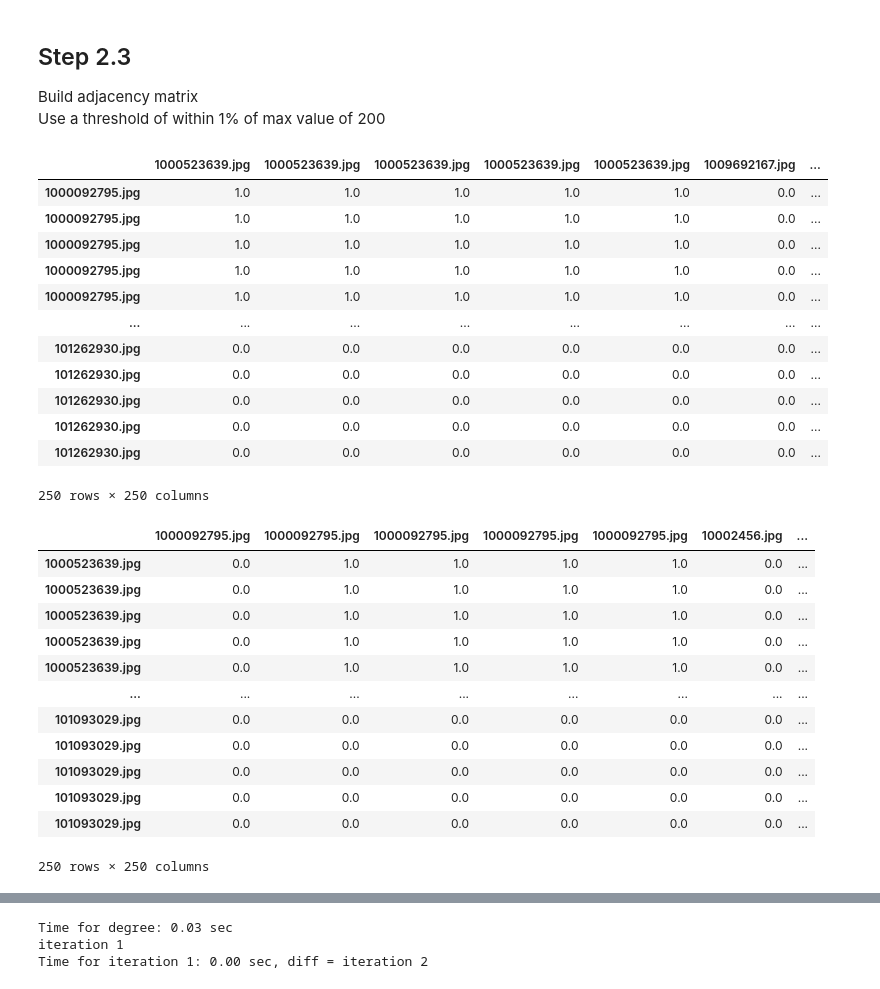
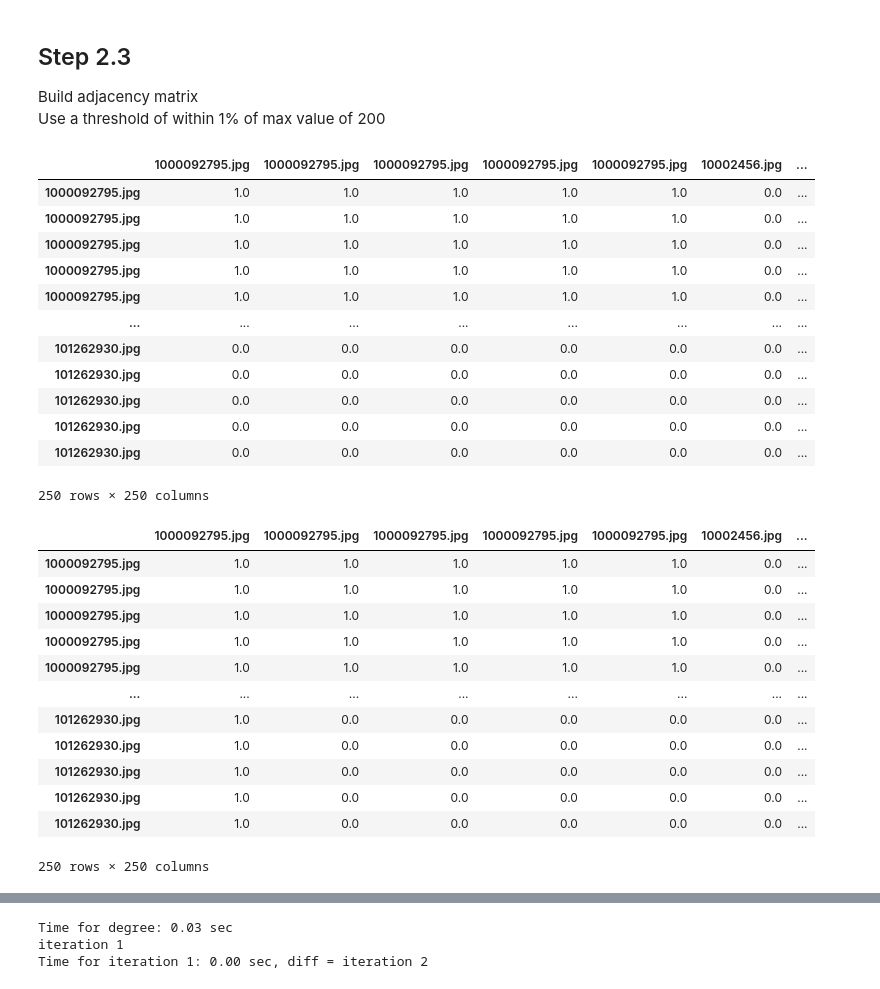
Before and after one commit to blake2703/image-text-retrieval, a Jupyter notebook: Unsupervised entity alignment for text-image retrieval.ipynb, the cells around one changed output, grey strips where cells are left out. Drawn from its saved outputs; the diff is of its cells as text; code cells hidden in the pictures.

```diff
--- a/Unsupervised entity alignment for text-image retrieval.ipynb
+++ b/Unsupervised entity alignment for text-image retrieval.ipynb
@@ -546,14 +546,14 @@ Build adjacency matrix
 <br>
 Use a threshold of within 1% of max value of 200
 # %%
-A1 = pd.DataFrame(np.zeros((len(graph_x), len(graph_y_random))), index=graph_x.index, columns=graph_y_random.index)
+A1 = pd.DataFrame(np.zeros((len(graph_x), len(graph_y))), index=graph_x.index, columns=graph_y.index)
 
 for x_index, x_row in enumerate(graph_x.iterrows()):
     largest_indices = np.argsort(x_row[1])[-5:]
     A1.iloc[x_index, largest_indices] = 1
 A1
 # %% [output]
-|  | 1000523639.jpg | 1000523639.jpg | 1000523639.jpg | 1000523639.jpg | 1000523639.jpg | 1009692167.jpg | ... |
+|  | 1000092795.jpg | 1000092795.jpg | 1000092795.jpg | 1000092795.jpg | 1000092795.jpg | 10002456.jpg | ... |
 | 1000092795.jpg | 1.0 | 1.0 | 1.0 | 1.0 | 1.0 | 0.0 | ... |
 | 1000092795.jpg | 1.0 | 1.0 | 1.0 | 1.0 | 1.0 | 0.0 | ... |
 | 1000092795.jpg | 1.0 | 1.0 | 1.0 | 1.0 | 1.0 | 0.0 | ... |
@@ -567,26 +567,26 @@ A1
 | 101262930.jpg | 0.0 | 0.0 | 0.0 | 0.0 | 0.0 | 0.0 | ... |
 250 rows × 250 columns
 # %%
-A2 = pd.DataFrame(np.zeros((len(graph_x), len(graph_y_random))), index=graph_y_random.index, columns=graph_x.index)
+A2 = pd.DataFrame(np.zeros((len(graph_x), len(graph_y))), index=graph_y.index, columns=graph_x.index)
 
-for y_index, y_row in enumerate(graph_y_random.iterrows()):
+for y_index, y_row in enumerate(graph_y.iterrows()):
     largest_indices = np.argsort(y_row[1])[-5:]
     A2.iloc[y_index, largest_indices] = 1
 
 A2
 # %% [output]
 |  | 1000092795.jpg | 1000092795.jpg | 1000092795.jpg | 1000092795.jpg | 1000092795.jpg | 10002456.jpg | ... |
-| 1000523639.jpg | 0.0 | 1.0 | 1.0 | 1.0 | 1.0 | 0.0 | ... |
-| 1000523639.jpg | 0.0 | 1.0 | 1.0 | 1.0 | 1.0 | 0.0 | ... |
-| 1000523639.jpg | 0.0 | 1.0 | 1.0 | 1.0 | 1.0 | 0.0 | ... |
-| 1000523639.jpg | 0.0 | 1.0 | 1.0 | 1.0 | 1.0 | 0.0 | ... |
-| 1000523639.jpg | 0.0 | 1.0 | 1.0 | 1.0 | 1.0 | 0.0 | ... |
+| 1000092795.jpg | 1.0 | 1.0 | 1.0 | 1.0 | 1.0 | 0.0 | ... |
+| 1000092795.jpg | 1.0 | 1.0 | 1.0 | 1.0 | 1.0 | 0.0 | ... |
+| 1000092795.jpg | 1.0 | 1.0 | 1.0 | 1.0 | 1.0 | 0.0 | ... |
+| 1000092795.jpg | 1.0 | 1.0 | 1.0 | 1.0 | 1.0 | 0.0 | ... |
+| 1000092795.jpg | 1.0 | 1.0 | 1.0 | 1.0 | 1.0 | 0.0 | ... |
 | ... | ... | ... | ... | ... | ... | ... | ... |
-| 101093029.jpg | 0.0 | 0.0 | 0.0 | 0.0 | 0.0 | 0.0 | ... |
-| 101093029.jpg | 0.0 | 0.0 | 0.0 | 0.0 | 0.0 | 0.0 | ... |
-| 101093029.jpg | 0.0 | 0.0 | 0.0 | 0.0 | 0.0 | 0.0 | ... |
-| 101093029.jpg | 0.0 | 0.0 | 0.0 | 0.0 | 0.0 | 0.0 | ... |
-| 101093029.jpg | 0.0 | 0.0 | 0.0 | 0.0 | 0.0 | 0.0 | ... |
+| 101262930.jpg | 1.0 | 0.0 | 0.0 | 0.0 | 0.0 | 0.0 | ... |
+| 101262930.jpg | 1.0 | 0.0 | 0.0 | 0.0 | 0.0 | 0.0 | ... |
+| 101262930.jpg | 1.0 | 0.0 | 0.0 | 0.0 | 0.0 | 0.0 | ... |
+| 101262930.jpg | 1.0 | 0.0 | 0.0 | 0.0 | 0.0 | 0.0 | ... |
+| 101262930.jpg | 1.0 | 0.0 | 0.0 | 0.0 | 0.0 | 0.0 | ... |
 250 rows × 250 columns
 # %%
 
```
Also changed, not shown: parts of 13 cells of this notebook.
